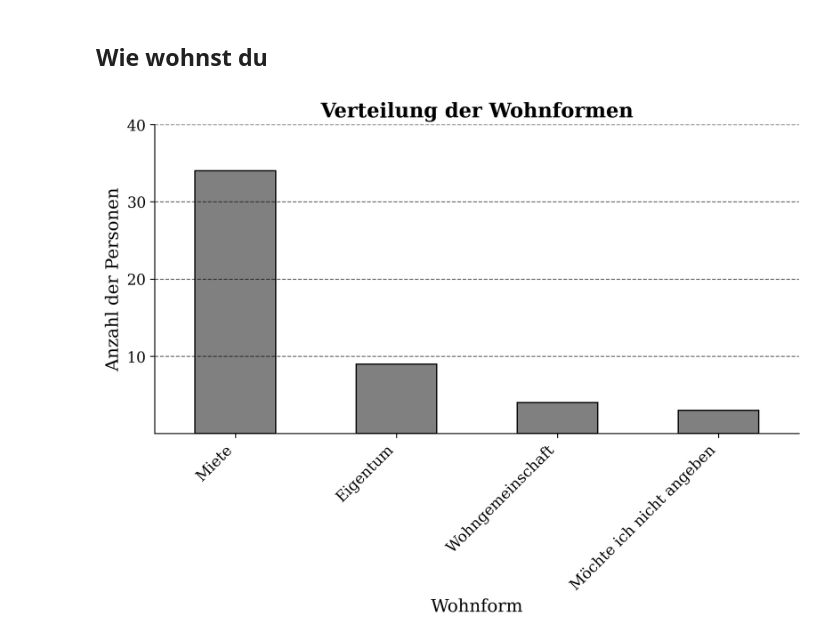
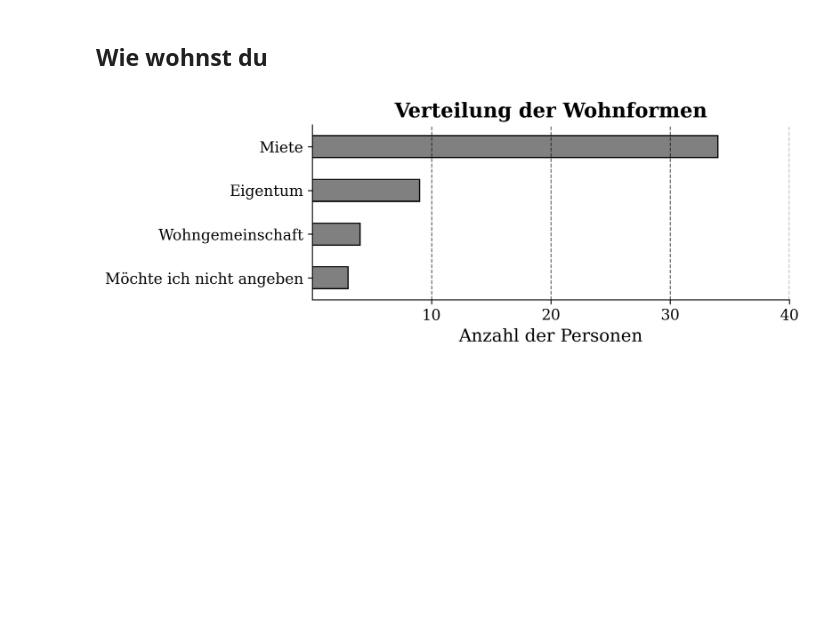
Before and after one commit to JAlbertOfficial/weddingsurvey, a Jupyter notebook: weddingsurvey.ipynb, the cells around one changed output. Saved outputs shown, nothing was run; the diff lists cells and outputs as text; code cells hidden in the pictures; blank space fills up the shorter version.

```diff
--- a/weddingsurvey.ipynb
+++ b/weddingsurvey.ipynb
@@ -564,20 +564,20 @@ plt.show()
 ## Wie wohnst du
 # %%
 # Berechne die Häufigkeit der Antworten und sortiere sie in absteigender Reihenfolge
-wohnform_counts = df['Wie wohnst du?'].value_counts(ascending=False)
+wohnform_counts = df['Wie wohnst du?'].value_counts(ascending=True)
 
-# Erstelle ein Balkendiagramm der Wohnformenverteilung ohne invertierte Achsen und absteigender Sortierung
-plt.figure(figsize=(8, 6), dpi=300)
-wohnform_counts.plot(kind='bar', color='gray', edgecolor='black')  # 'bar' für vertikales Balkendiagramm
+# Erstelle ein Balkendiagramm der Wohnformenverteilung mit invertierten Achsen und absteigender Sortierung
+plt.figure(figsize=(8, 3), dpi=300)
+wohnform_counts.plot(kind='barh', color='gray', edgecolor='black')  # 'barh' für horizontales Balkendiagramm
 plt.title('Verteilung der Wohnformen', fontsize=16, fontweight='bold', family='serif')
-plt.xlabel('Wohnform', fontsize=14, family='serif')
-plt.ylabel('Anzahl der Personen', fontsize=14, family='serif')
-plt.xticks(rotation=45, ha='right', fontsize=12, family='serif')  # Rotiert die X-Achsen-Beschriftungen
-plt.yticks([10, 20, 30, 40], fontsize=12, family='serif')  # Setzt die Y-Achsen-Ticks auf 5, 10, 15, 20
-plt.grid(axis='y', linestyle='--', alpha=0.6, color='black')  # Gitterlinien entlang der Y-Achse
+plt.xlabel('Anzahl der Personen', fontsize=14, family='serif')
+plt.ylabel('')  # Entfernt den Y-Achsentitel
+plt.xticks([10, 20, 30, 40], fontsize=12, family='serif')  # Setzt die X-Achsen-Ticks auf 10, 20, 30, 40
+plt.yticks(fontsize=12, family='serif')
+plt.grid(axis='x', linestyle='--', alpha=0.6, color='black')  # Gitterlinien entlang der X-Achse
 plt.gca().spines['top'].set_visible(False)
 plt.gca().spines['right'].set_visible(False)
 plt.tight_layout()  # Optimiert den Layout-Abstand
 plt.show()
 # %% [output]
-[figure, old version]
+[figure, new version]
```
Also changed, not shown: parts of 2 cells of this notebook.
